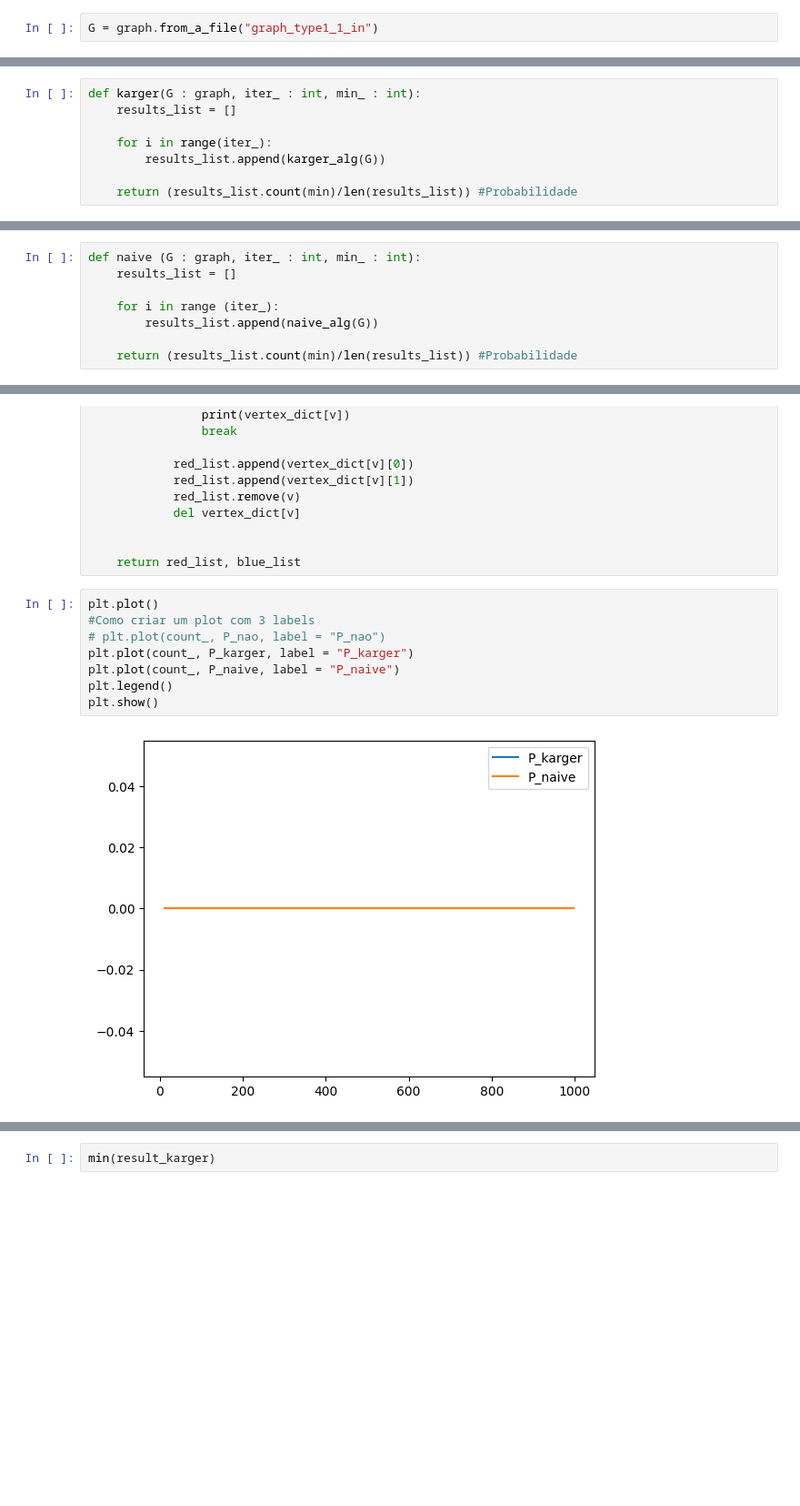
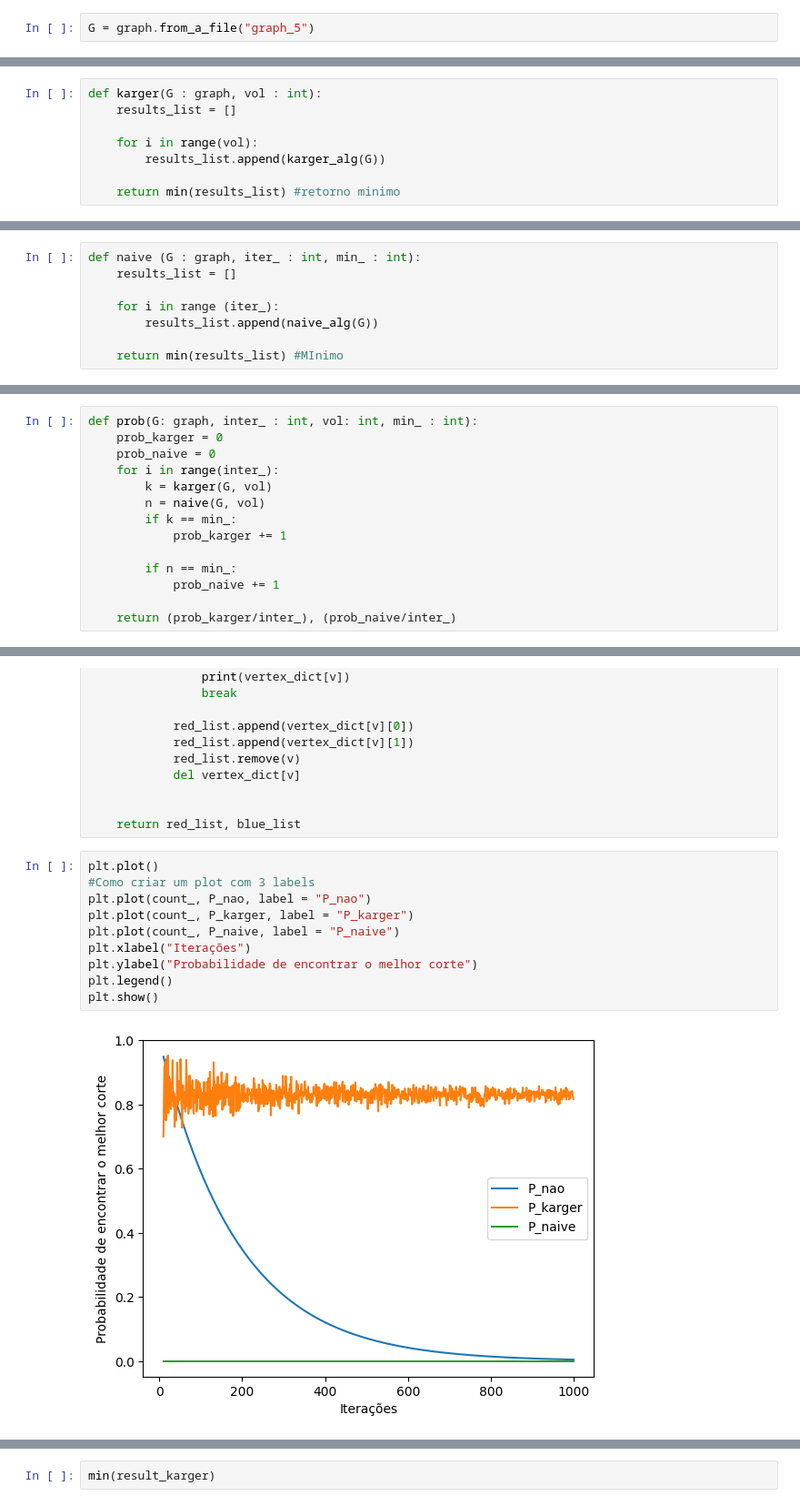
Before and after one commit to Jayvolv/Grafos, a Jupyter notebook: Trabalho_3.ipynb, the cells around one changed output, grey strips where cells are left out. Shown at 91% size. Drawn from its saved outputs; the diff is of its cells as text; blank space fills up the shorter version.

```diff
--- a/Trabalho_3.ipynb
+++ b/Trabalho_3.ipynb
@@ -7,7 +7,7 @@ import random as rd
 import matplotlib.pyplot as plt
 from tqdm import tqdm
 # %%
-G = graph.from_a_file("graph_type1_1_in")
+G = graph.from_a_file("graph_5")
 # %% [markdown]
 # Algoritmo de Karger
 # %%
@@ -49,13 +49,13 @@ def karger_alg(G : graph):
 
     return len(edges)
 # %%
-def karger(G : graph, iter_ : int, min_ : int):
+def karger(G : graph, vol : int):
     results_list = []
 
-    for i in range(iter_):
+    for i in range(vol):
         results_list.append(karger_alg(G))
 
-    return (results_list.count(min)/len(results_list)) #Probabilidade
+    return min(results_list) #retorno minimo
 # %% [markdown]
 ## Algoritmo Ingenuo
 # %%
@@ -95,7 +95,7 @@ def naive (G : graph, iter_ : int, min_ : int):
     for i in range (iter_):
         results_list.append(naive_alg(G))
 
-    return (results_list.count(min)/len(results_list)) #Probabilidade
+    return min(results_list) #MInimo
 # %% [markdown]
 ## PROBABILIDADES
 # %% [markdown]
@@ -126,3 +126,17 @@ def prob(G : graph, iter_ : int, min_ : int):
         count_.append(i)
 
     return P_nao, P_karger, P_naive, count_
+# %%
+def prob(G: graph, inter_ : int, vol: int, min_ : int):
+    prob_karger = 0
+    prob_naive = 0
+    for i in range(inter_):
+        k = karger(G, vol)
+        n = naive(G, vol)
+        if k == min_:
+            prob_karger += 1
+
+        if n == min_:
+            prob_naive += 1
+
+    return (prob_karger/inter_), (prob_naive/inter_)
@@ -173,13 +195,15 @@ def descompact(tuple_):
 # %%
 plt.plot()
 #Como criar um plot com 3 labels
-# plt.plot(count_, P_nao, label = "P_nao")
+plt.plot(count_, P_nao, label = "P_nao")
 plt.plot(count_, P_karger, label = "P_karger")
 plt.plot(count_, P_naive, label = "P_naive")
+plt.xlabel("Iterações")
+plt.ylabel("Probabilidade de encontrar o melhor corte")
 plt.legend()
 plt.show()
 # %% [output]
-[figure, old version]
+[figure, new version]
 # %%
 plt.plot(list(range(len(result_P))), result_P)
 plt.title("Probabilidade de não ser o melhor valor")
```
Also changed, not shown: parts of 2 cells of this notebook.
